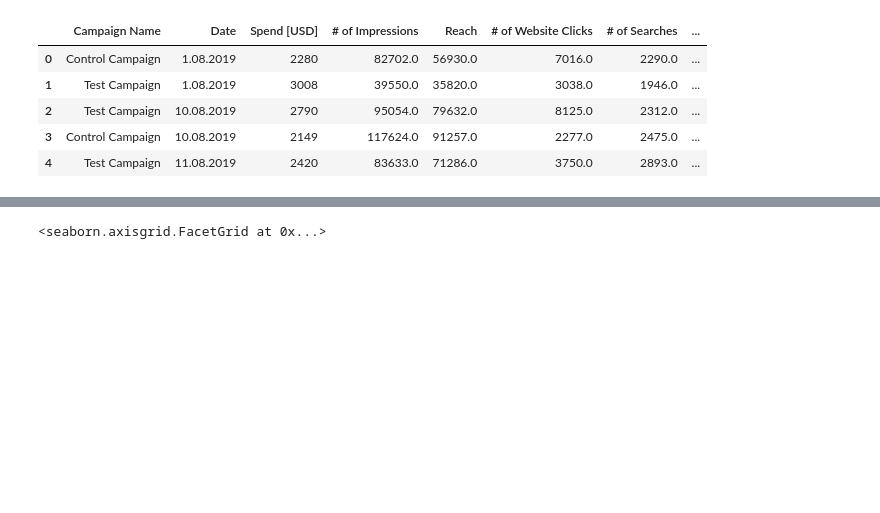
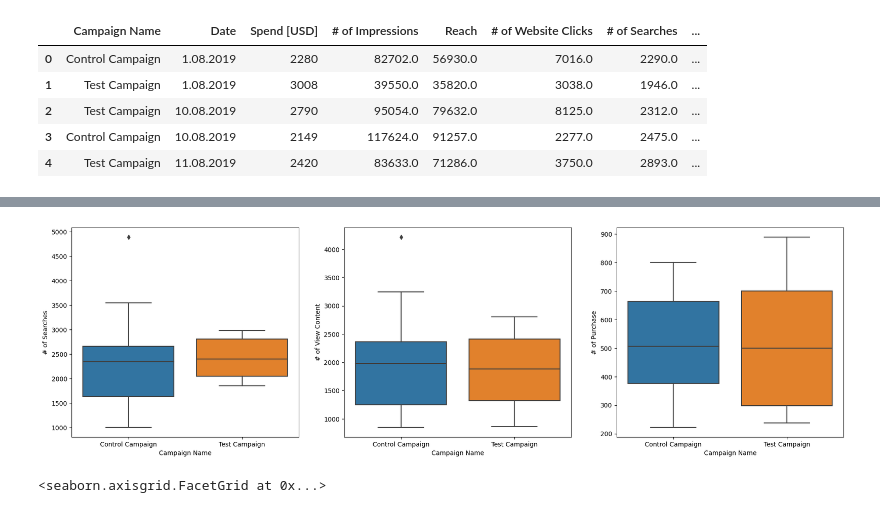
Before and after one commit to mary-zh555/A_B_test_analysis, a Jupyter notebook: a_b_testing.ipynb, the cells around one changed output, grey strips where cells are left out. Cells and saved outputs as stored; diff of their text form; code cells hidden in the pictures; blank space fills up the shorter version.

```diff
--- a/a_b_testing.ipynb
+++ b/a_b_testing.ipynb
@@ -133,3 +170,13 @@ ab_data.head()
+# %%
+fig2, ax2 = plt.subplots(ncols=3, figsize=(22,6))
+
+ax4 = sns.boxplot(x="Campaign Name", y="# of Searches", data=ab_data, ax=ax2[0])
+ax5 = sns.boxplot(x="Campaign Name", y="# of View Content", data=ab_data, ax=ax2[1])
+ax6 = sns.boxplot(x="Campaign Name", y="# of Purchase", data=ab_data, ax=ax2[2])
+
+plt.show()
+# %% [output]
+[figure, added]
 # %%
 sns.lmplot(x='# of Impressions', y='Spend [USD]', data=ab_data, hue='Campaign Name')
 # %% [output]
```
Also changed, not shown: parts of 14 cells of this notebook.
